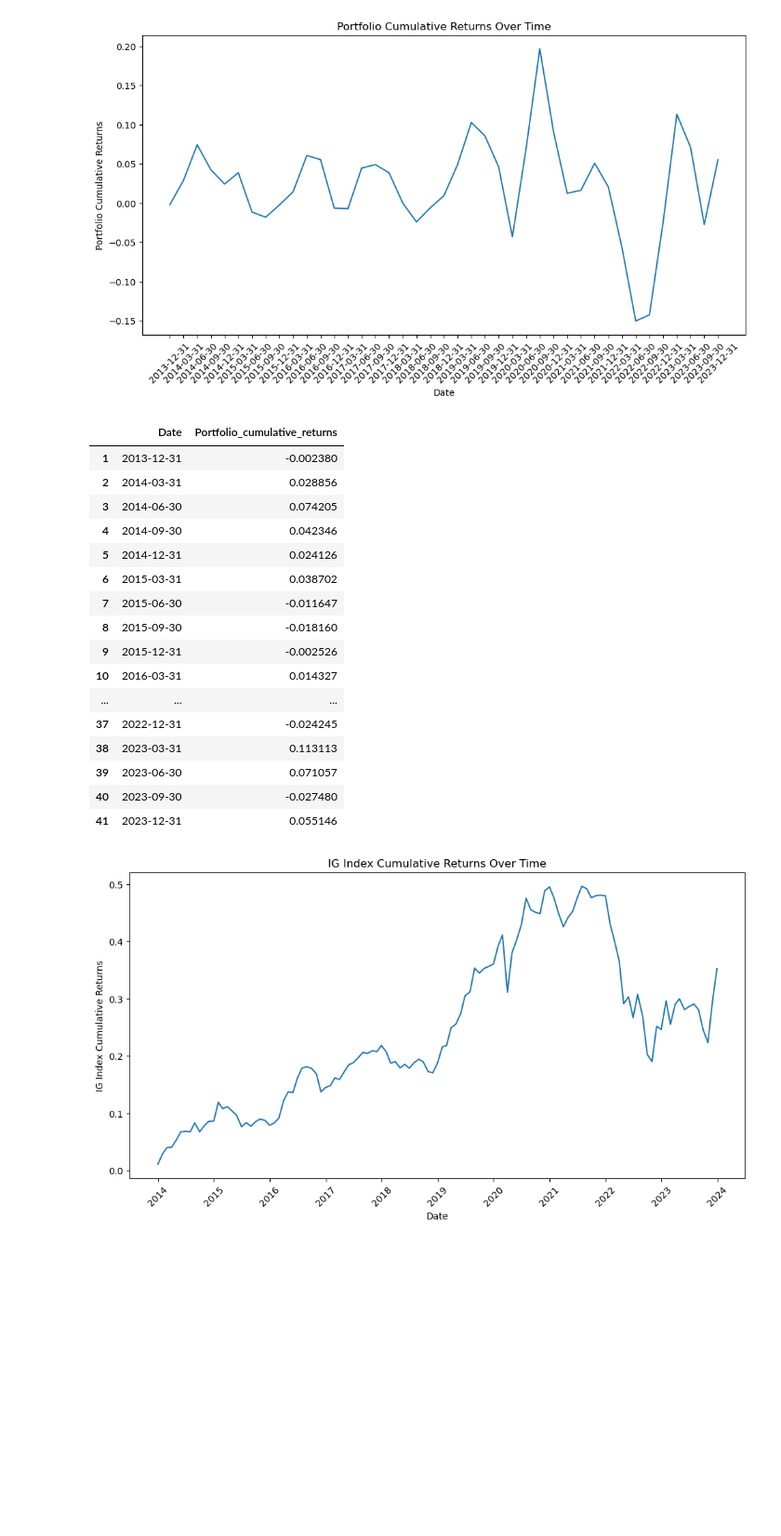
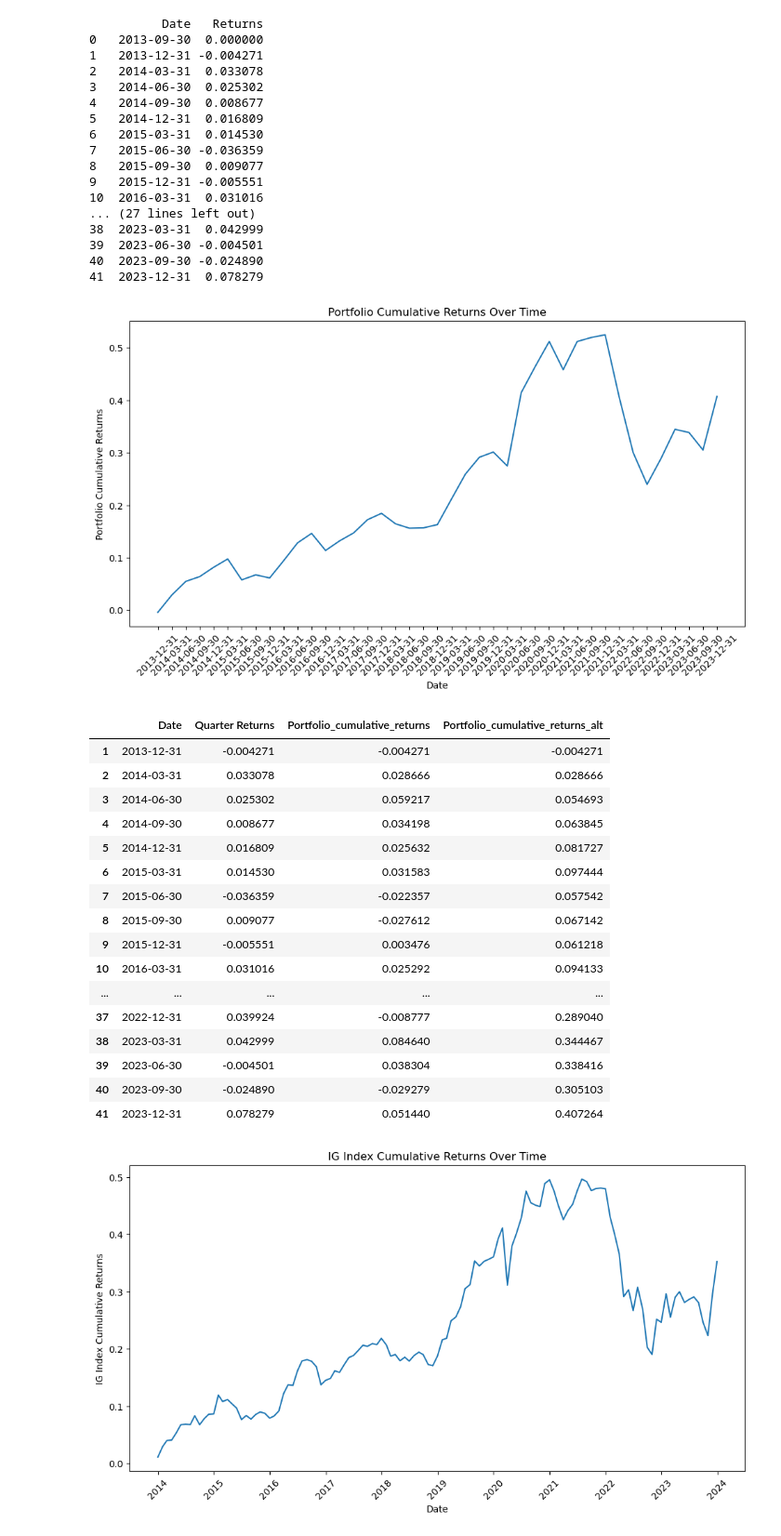
Before and after one commit to jimburrill/MF728-Final-Project, a Jupyter notebook: Backtest/Backtest Code.ipynb, the cells around one changed output. Shown at 93% size. Drawn from its saved outputs; the diff is of its cells as text; code cells hidden in the pictures; blank space fills up the shorter version.

```diff
--- a/Backtest/Backtest Code.ipynb
+++ b/Backtest/Backtest Code.ipynb
@@ -125,7 +128,14 @@ def get_portcumret(Jim_df):
 
     df = pd.DataFrame()
     df['Date'] = date
+    df['Quarter Returns'] = portret[1:]
     df['Portfolio_cumulative_returns'] = cum_ret
 
+    #Alternate Method
+    returns_df = pd.DataFrame({'Date': df['Date'],
+        'Returns': portret[1:]})
+    print(returns_df)
+    df['Portfolio_cumulative_returns_alt'] = (1 + returns_df['Returns']).cumprod() - 1
+
     return df
 # %%
@@ -165,42 +213,61 @@ filepath = 'All_Data_All_Dates_Returns_Included.csv'
 # %%
 #Run this
 testdf = pd.read_csv(filepath)
 testdf_form = df_formatter(testdf)
 
 # Example usage
 cumulative_returns_df = get_portcumret(testdf_form)
 cumulative_returns_df = cumulative_returns_df[1:]
 
 x = cumulative_returns_df['Date']
 y = cumulative_returns_df['Portfolio_cumulative_returns']
+y_alt = cumulative_returns_df['Portfolio_cumulative_returns_alt']
 
 plt.figure(figsize=(12, 6))
-plt.plot(x, y)
+#plt.plot(x, y)
+plt.plot(x, y_alt)
 plt.xticks(rotation=45)
 plt.xlabel('Date')
 plt.ylabel('Portfolio Cumulative Returns')
 plt.title('Portfolio Cumulative Returns Over Time')
 plt.show()
 cumulative_returns_df
 # %% [output]
+          Date   Returns
+0   2013-09-30  0.000000
+1   2013-12-31 -0.004271
+2   2014-03-31  0.033078
+3   2014-06-30  0.025302
+4   2014-09-30  0.008677
+5   2014-12-31  0.016809
+6   2015-03-31  0.014530
+7   2015-06-30 -0.036359
+8   2015-09-30  0.009077
+9   2015-12-31 -0.005551
+10  2016-03-31  0.031016
+... (27 lines left out)
+38  2023-03-31  0.042999
+39  2023-06-30 -0.004501
+40  2023-09-30 -0.024890
+41  2023-12-31  0.078279
-[figure, old version]
+[figure, new version]
-|  | Date | Portfolio_cumulative_returns |
-| 1 | 2013-12-31 | -0.002380 |
-| 2 | 2014-03-31 | 0.028856 |
-| 3 | 2014-06-30 | 0.074205 |
-| 4 | 2014-09-30 | 0.042346 |
-| 5 | 2014-12-31 | 0.024126 |
-| 6 | 2015-03-31 | 0.038702 |
-| 7 | 2015-06-30 | -0.011647 |
-| 8 | 2015-09-30 | -0.018160 |
-| 9 | 2015-12-31 | -0.002526 |
-| 10 | 2016-03-31 | 0.014327 |
-| ... | ... | ... |
-| 37 | 2022-12-31 | -0.024245 |
-| 38 | 2023-03-31 | 0.113113 |
-| 39 | 2023-06-30 | 0.071057 |
-| 40 | 2023-09-30 | -0.027480 |
-| 41 | 2023-12-31 | 0.055146 |
+|  | Date | Quarter Returns | Portfolio_cumulative_returns | Portfolio_cumulative_returns_alt |
+| 1 | 2013-12-31 | -0.004271 | -0.004271 | -0.004271 |
+| 2 | 2014-03-31 | 0.033078 | 0.028666 | 0.028666 |
+| 3 | 2014-06-30 | 0.025302 | 0.059217 | 0.054693 |
+| 4 | 2014-09-30 | 0.008677 | 0.034198 | 0.063845 |
+| 5 | 2014-12-31 | 0.016809 | 0.025632 | 0.081727 |
+| 6 | 2015-03-31 | 0.014530 | 0.031583 | 0.097444 |
+| 7 | 2015-06-30 | -0.036359 | -0.022357 | 0.057542 |
+| 8 | 2015-09-30 | 0.009077 | -0.027612 | 0.067142 |
+| 9 | 2015-12-31 | -0.005551 | 0.003476 | 0.061218 |
+| 10 | 2016-03-31 | 0.031016 | 0.025292 | 0.094133 |
+| ... | ... | ... | ... | ... |
+| 37 | 2022-12-31 | 0.039924 | -0.008777 | 0.289040 |
+| 38 | 2023-03-31 | 0.042999 | 0.084640 | 0.344467 |
+| 39 | 2023-06-30 | -0.004501 | 0.038304 | 0.338416 |
+| 40 | 2023-09-30 | -0.024890 | -0.029279 | 0.305103 |
+| 41 | 2023-12-31 | 0.078279 | 0.051440 | 0.407264 |
 # %%
 IG_index_df = pd.read_excel('LUACTRUU Index.xlsx')
 IG_index_df['Date'] = pd.to_datetime(IG_index_df['Date'])
```
Also changed, not shown: parts of 10 cells of this notebook.
